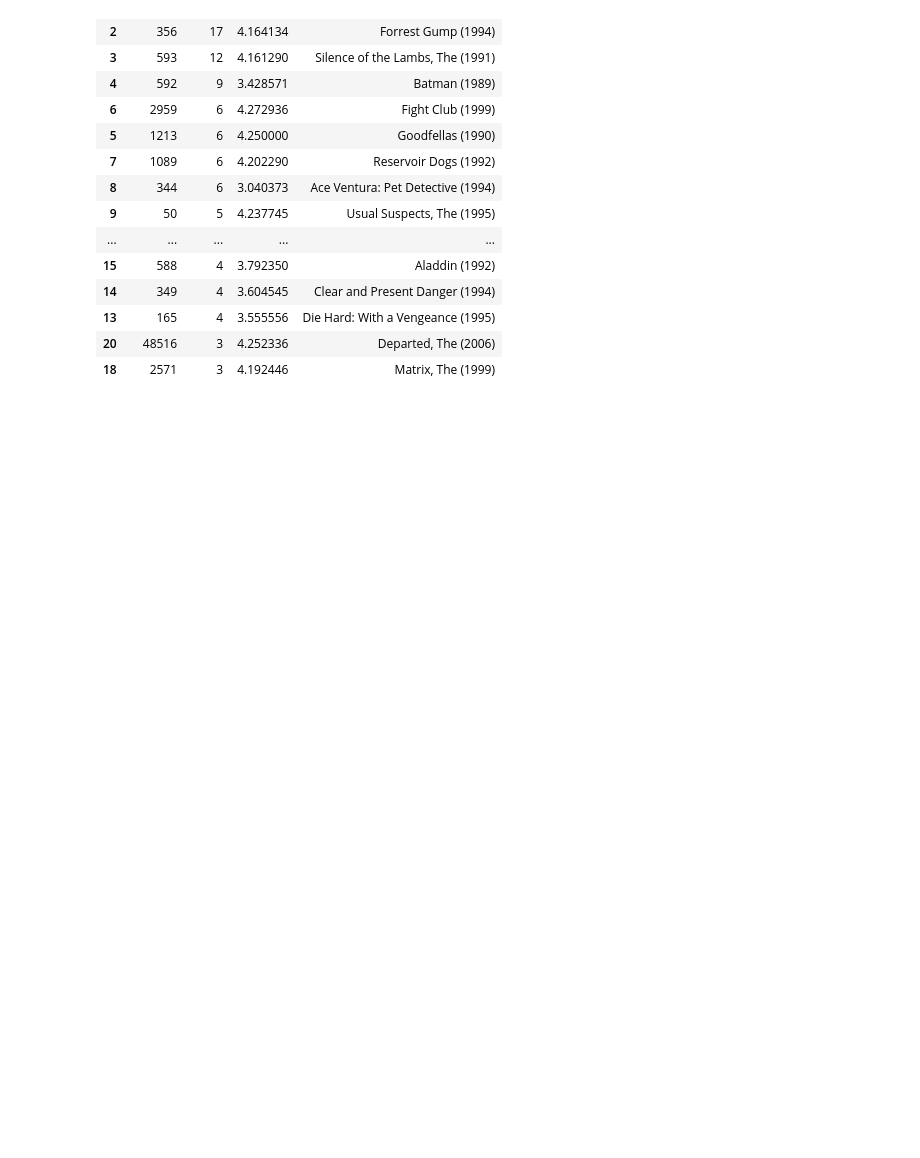
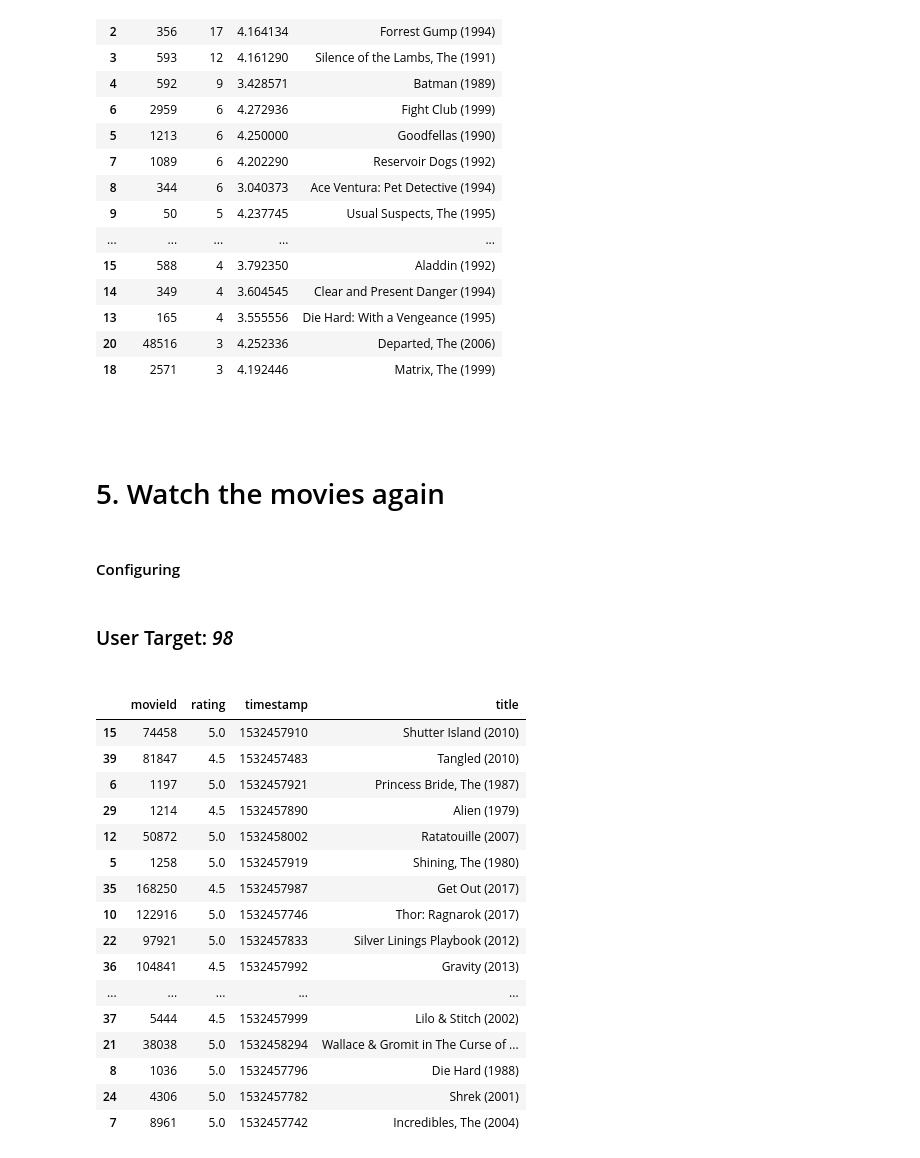
Before and after one commit to alaurentinoofficial/movielens-recomendation-system, a Jupyter notebook: recomendation.ipynb, the cells around one changed output. Drawn from its saved outputs; the diff is of its cells as text; code cells hidden in the pictures; blank space fills up the shorter version.

Commit message:
Add the playlist with the movies to watch again

```diff
--- a/recomendation.ipynb
+++ b/recomendation.ipynb
@@ -302,3 +302,54 @@ watch_next_movies.head(20)
 | 13 | 165 | 4 | 3.555556 | Die Hard: With a Vengeance (1995) |
 | 20 | 48516 | 3 | 4.252336 | Departed, The (2006) |
 | 18 | 2571 | 3 | 4.192446 | Matrix, The (1999) |
+# %% [markdown]
+<br>
+<br>
+
+# 5. Watch the movies again
+# %% [markdown]
+#### Configuring
+# %%
+from IPython.display import display, HTML
+
+# Proposal film
+TARGET_USER = 98
+
+display(HTML('<h3>User Target: <i>{}</i><h3/>'.format(TARGET_USER)))
+# %% [output]
+User Target: 98
+# %%
+def moviesWatchAgain(user, batch_size=10, selection_size=None):
+    already_watched = ratings[ratings.userId == user][["movieId", "rating", "timestamp"]]
+    already_watched.sort_values(by=["rating"], ascending=False, inplace=True) # Chorological sort
+
+    movies = movieRatingViews()[["title"]]
+
+    movies = already_watched.join(movies, on="movieId", how="inner")
+    movies.reset_index(drop=True, inplace=True)
+
+    selection = movies[movies.index < (batch_size * 2 if selection_size is None else selection_size)]
+
+    batch_size = min(batch_size, selection.shape[0])
+
+    return selection.sample(batch_size)
+# %%
+moviesWatchAgain(TARGET_USER, batch_size=20)
+# %% [output]
+|  | movieId | rating | timestamp | title |
+| 15 | 74458 | 5.0 | 1532457910 | Shutter Island (2010) |
+| 39 | 81847 | 4.5 | 1532457483 | Tangled (2010) |
+| 6 | 1197 | 5.0 | 1532457921 | Princess Bride, The (1987) |
+| 29 | 1214 | 4.5 | 1532457890 | Alien (1979) |
+| 12 | 50872 | 5.0 | 1532458002 | Ratatouille (2007) |
+| 5 | 1258 | 5.0 | 1532457919 | Shining, The (1980) |
+| 35 | 168250 | 4.5 | 1532457987 | Get Out (2017) |
+| 10 | 122916 | 5.0 | 1532457746 | Thor: Ragnarok (2017) |
+| 22 | 97921 | 5.0 | 1532457833 | Silver Linings Playbook (2012) |
+| 36 | 104841 | 4.5 | 1532457992 | Gravity (2013) |
+| ... | ... | ... | ... | ... |
+| 37 | 5444 | 4.5 | 1532457999 | Lilo & Stitch (2002) |
+| 21 | 38038 | 5.0 | 1532458294 | Wallace & Gromit in The Curse of ... |
+| 8 | 1036 | 5.0 | 1532457796 | Die Hard (1988) |
+| 24 | 4306 | 5.0 | 1532457782 | Shrek (2001) |
+| 7 | 8961 | 5.0 | 1532457742 | Incredibles, The (2004) |
```
